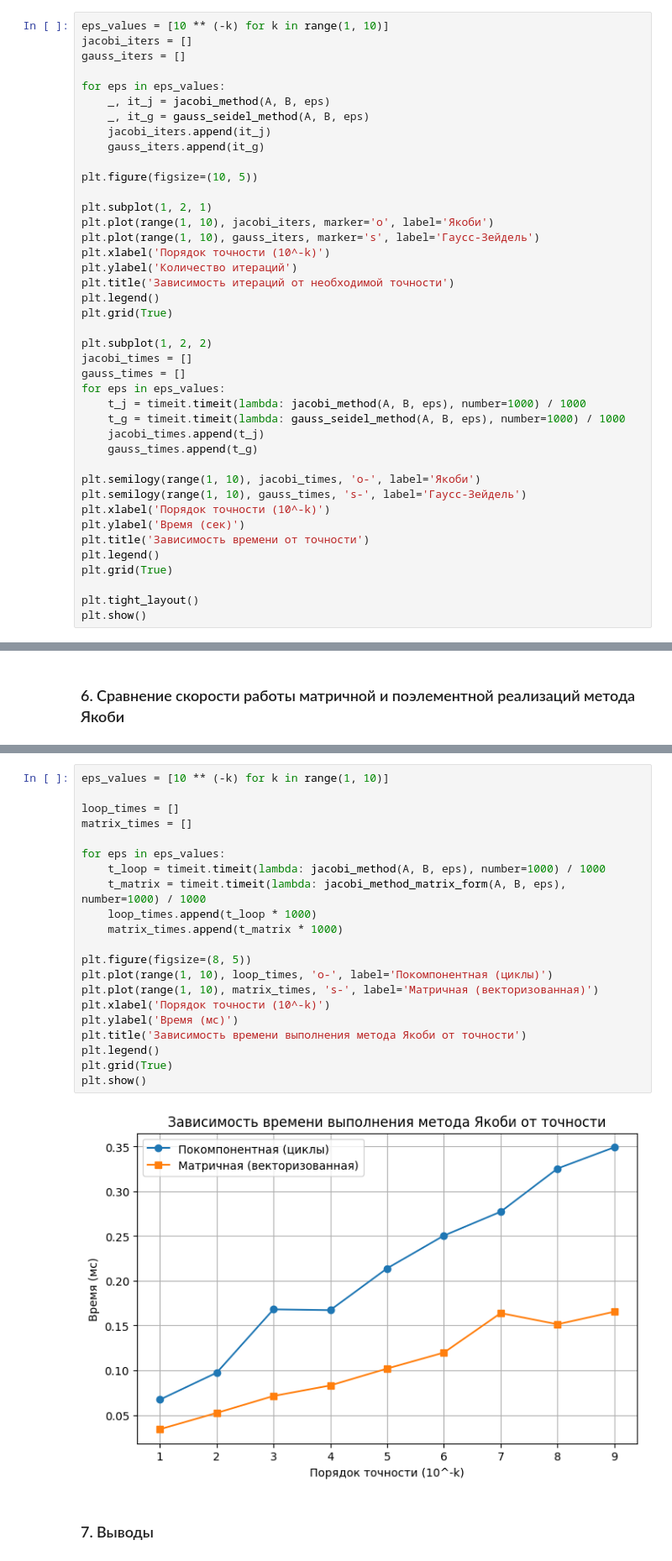
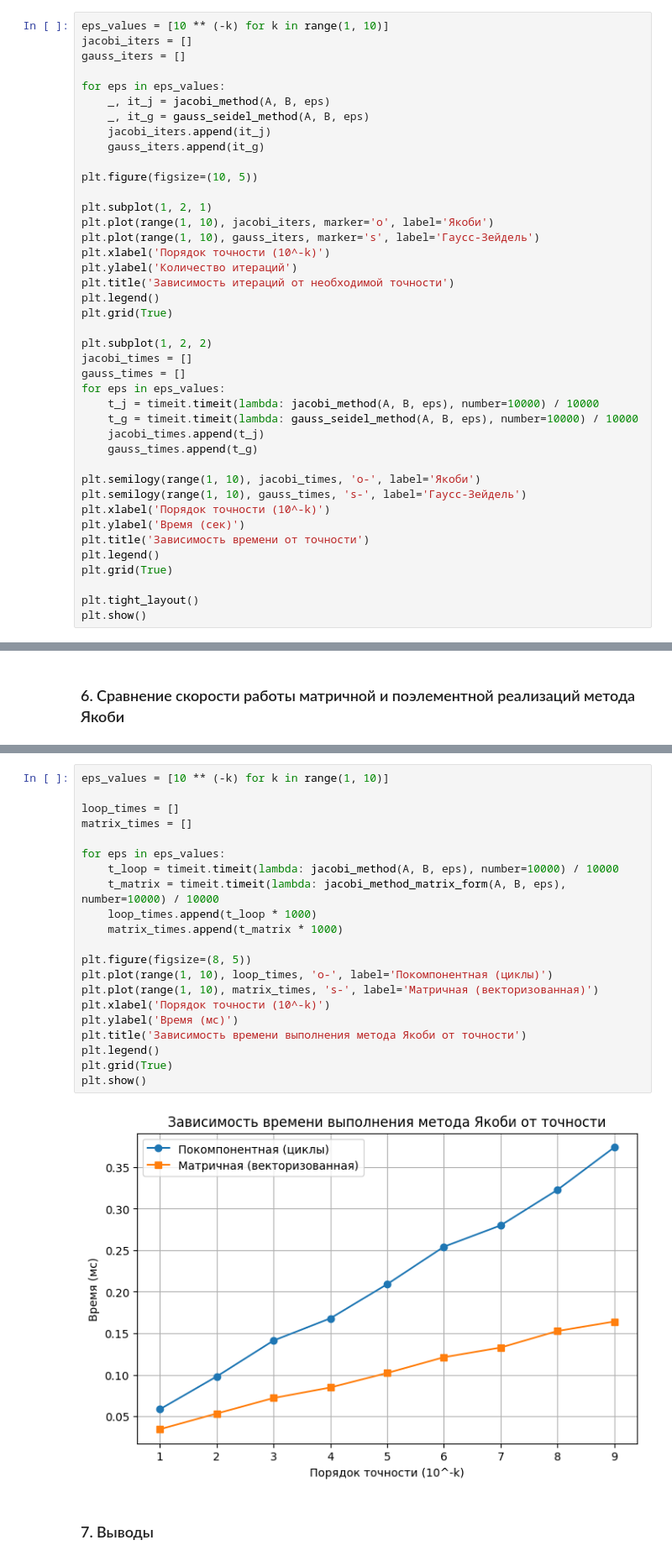
Before and after one commit to PlatovD/numerical_methods_for_solving_nonlinear_equations, a Jupyter notebook: lab5.ipynb, the cells around one changed output, grey strips where cells are left out. Shown at 84% size. Saved outputs shown, nothing was run; the diff lists cells and outputs as text.

```diff
--- a/lab5.ipynb
+++ b/lab5.ipynb
@@ -171,8 +171,8 @@ plt.subplot(1, 2, 2)
 jacobi_times = []
 gauss_times = []
 for eps in eps_values:
-    t_j = timeit.timeit(lambda: jacobi_method(A, B, eps), number=1000) / 1000
-    t_g = timeit.timeit(lambda: gauss_seidel_method(A, B, eps), number=1000) / 1000
+    t_j = timeit.timeit(lambda: jacobi_method(A, B, eps), number=10000) / 10000
+    t_g = timeit.timeit(lambda: gauss_seidel_method(A, B, eps), number=10000) / 10000
     jacobi_times.append(t_j)
     gauss_times.append(t_g)
 
@@ -234,26 +234,26 @@ print(df_comparison.to_string(index=False))
 # %%
 eps_values = [10 ** (-k) for k in range(1, 10)]
 
 loop_times = []
 matrix_times = []
 
 for eps in eps_values:
-    t_loop = timeit.timeit(lambda: jacobi_method(A, B, eps), number=1000) / 1000
-    t_matrix = timeit.timeit(lambda: jacobi_method_matrix_form(A, B, eps), number=1000) / 1000
+    t_loop = timeit.timeit(lambda: jacobi_method(A, B, eps), number=10000) / 10000
+    t_matrix = timeit.timeit(lambda: jacobi_method_matrix_form(A, B, eps), number=10000) / 10000
     loop_times.append(t_loop * 1000)
     matrix_times.append(t_matrix * 1000)
 
 plt.figure(figsize=(8, 5))
 plt.plot(range(1, 10), loop_times, 'o-', label='Покомпонентная (циклы)')
 plt.plot(range(1, 10), matrix_times, 's-', label='Матричная (векторизованная)')
 plt.xlabel('Порядок точности (10^-k)')
 plt.ylabel('Время (мс)')
 plt.title('Зависимость времени выполнения метода Якоби от точности')
 plt.legend()
 plt.grid(True)
 plt.show()
 # %% [output]
-[figure, old version]
+[figure, new version]
 # %% [markdown]
 ### 7. Выводы
 # %% [markdown]
```
Also changed, not shown: parts of 3 cells of this notebook.
